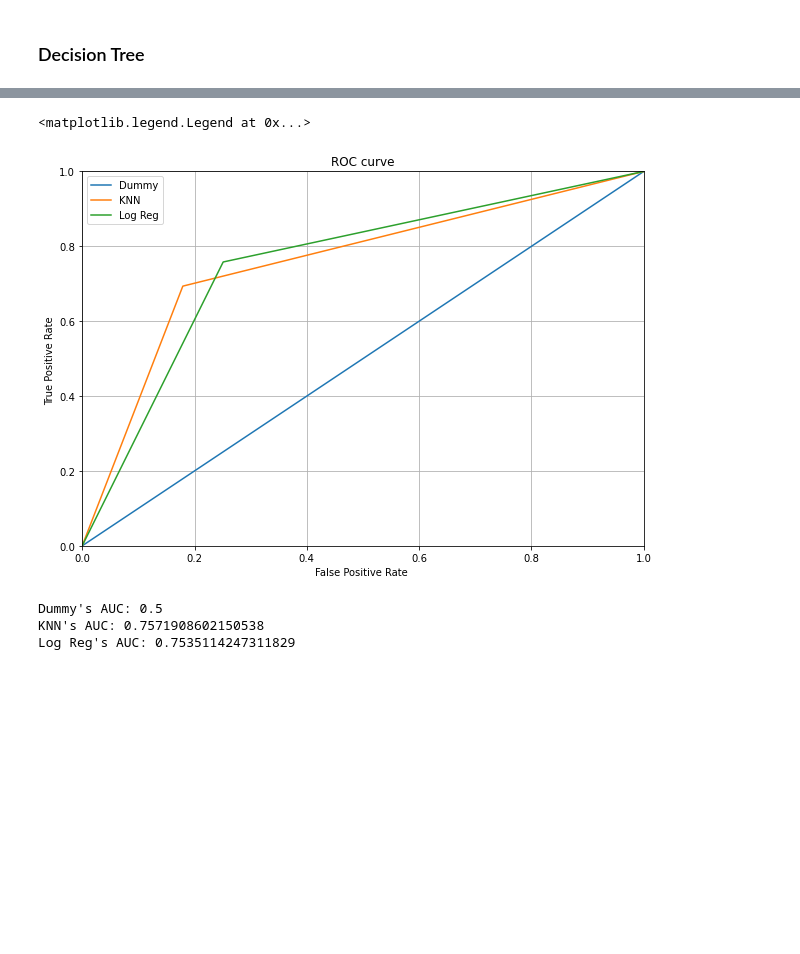
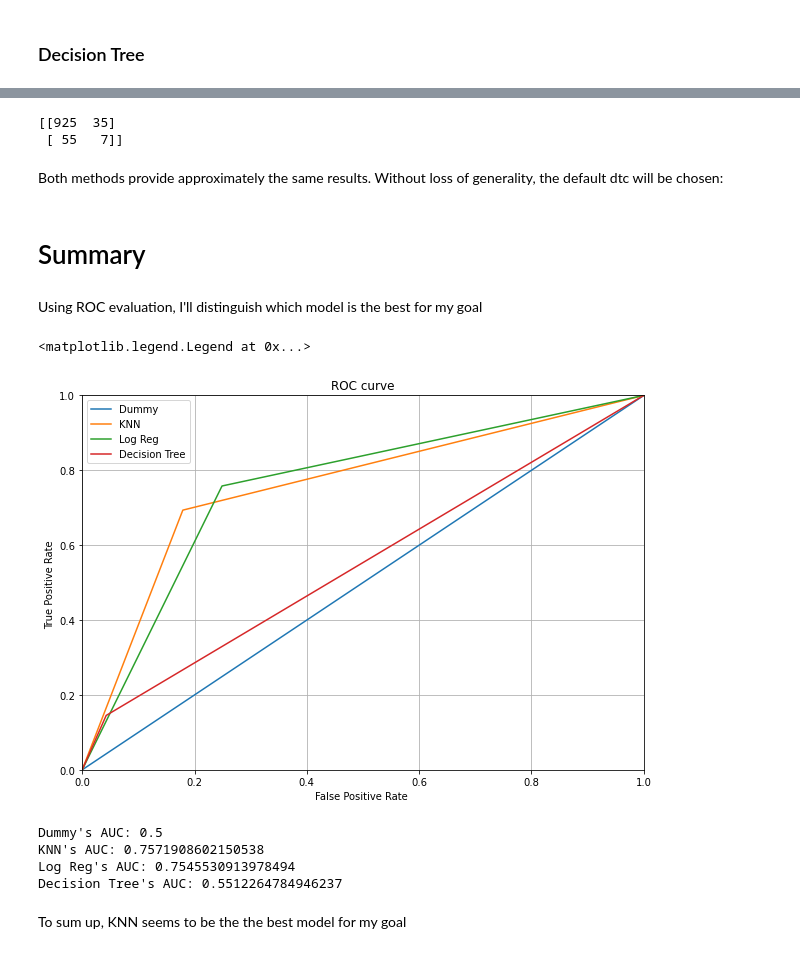
Before and after one commit to s4646/intro-to-data-science, a Jupyter notebook: Classification.ipynb, the cells around one changed output, grey strips where cells are left out. Saved outputs shown, nothing was run; the diff lists cells and outputs as text; code cells hidden in the pictures; blank space fills up the shorter version.

Commit message:
Added Decision Tree, Added Summary phase

```diff
--- a/Classification.ipynb
+++ b/Classification.ipynb
@@ -565,4 +564,4 @@ Text(0, 0.5, 'Testing Accuracy')
 # %%
 knn = KNeighborsClassifier(n_neighbors=9)
 knn.fit(X_train,y_train)
-pred = knn.predict(X_test)
+knn.predict_proba(X_test)[:,1].mean()
@@ -860,0 +842,4 @@ pred_log = logreg.predict(X_test)
+# %%
+dtc = DecisionTreeClassifier()
+dtc.fit(X_train, y_train)
+pred_dtc = dtc.predict(X_test)
@@ -867,28 +905,48 @@ dtc.predict_proba(X_test)[:,1].mean()
+# %%
+print(confusion_matrix(y_test, pred_dtc))
+# %% [output]
+[[925  35]
+ [ 55   7]]
+# %% [markdown]
+Both methods provide approximately the same results. Without loss of generality, the default dtc will be chosen:
+# %%
+dtc = DecisionTreeClassifier()
+dtc.fit(X_train, y_train)
+pred_dtc = dtc.predict(X_test)
+# %% [markdown]
+# Summary
+# %% [markdown]
+Using ROC evaluation, I'll distinguish which model is the best for my goal
 # %%
 fig = plt.figure()
 axes = fig.add_axes([0,0,1.3,1.3])
 
 fpr, tpr, thresholds = roc_curve(y_test, pred_dummy)
 plt.plot(fpr, tpr, label='Dummy')
 fpr, tpr, thresholds = roc_curve(y_test, pred_knn)
 plt.plot(fpr, tpr, label='KNN')
 fpr, tpr, thresholds = roc_curve(y_test, pred_log)
 plt.plot(fpr, tpr, label='Log Reg')
+fpr, tpr, thresholds = roc_curve(y_test, pred_dtc)
+plt.plot(fpr, tpr, label='Decision Tree')
 
 plt.xlim([0.0, 1.0])
 plt.ylim([0.0, 1.0])
 plt.title('ROC curve')
 plt.xlabel('False Positive Rate ')
 plt.ylabel('True Positive Rate ')
 plt.grid()
 plt.legend()
 # %% [output]
 <matplotlib.legend.Legend at 0x...>
-[figure, old version]
+[figure, new version]
 # %%
 print('Dummy\'s AUC:',roc_auc_score(y_test,pred_dummy),'\nKNN\'s AUC:',roc_auc_score(y_test,pred_knn))
-print('Log Reg\'s AUC:', roc_auc_score(y_test,pred_log2))
+print('Log Reg\'s AUC:', roc_auc_score(y_test,pred_log2), '\nDecision Tree\'s AUC:',roc_auc_score(y_test,pred_dtc))
 # %% [output]
 Dummy's AUC: 0.5
 KNN's AUC: 0.7571908602150538
-Log Reg's AUC: 0.7535114247311829
+Log Reg's AUC: 0.7545530913978494
+Decision Tree's AUC: 0.5512264784946237
+# %% [markdown]
+To sum up, KNN seems to be the the best model for my goal
```
Also changed, not shown: parts of 28 cells of this notebook.
